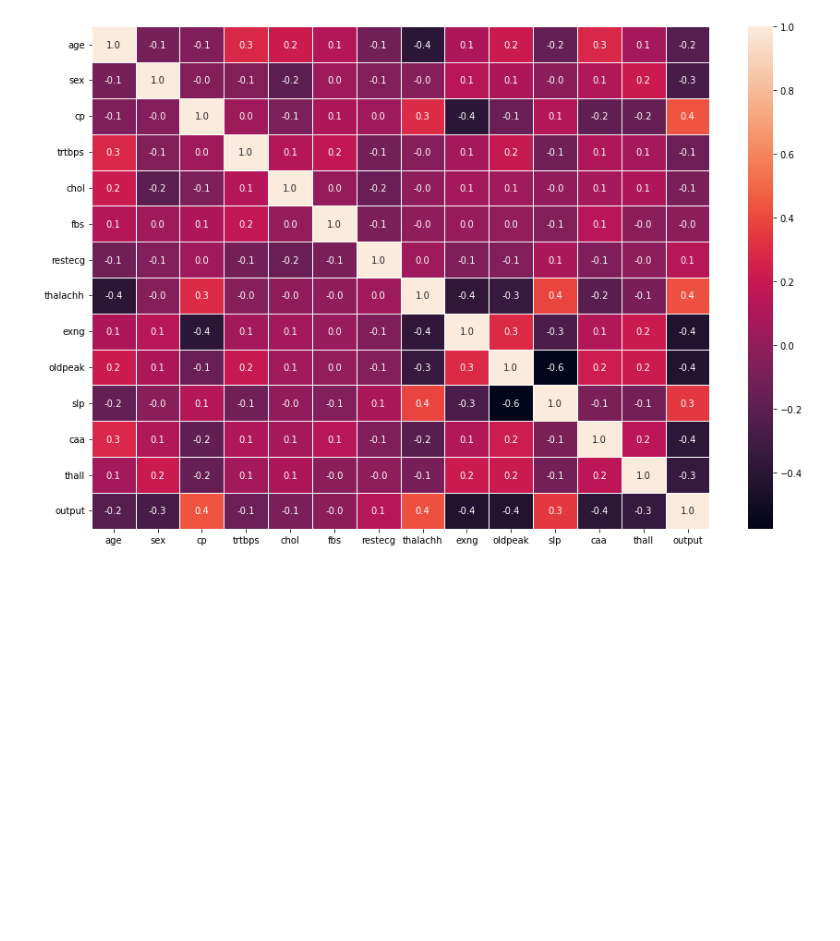
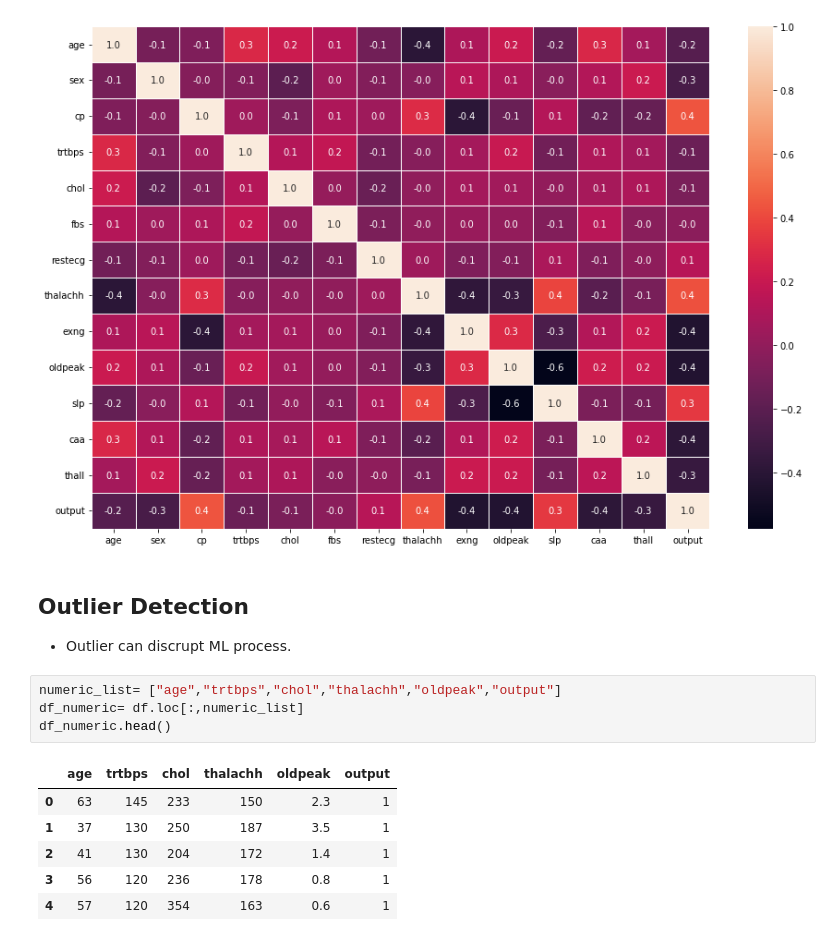
Before and after one commit to MSBurakS/Heart-Attack-Analysis-Perdiction-My-Practice, a Jupyter notebook: heart-attack-analysis-perdiction-my-practice.ipynb, the cells around one changed output. Drawn from its saved outputs; the diff is of its cells as text; blank space fills up the shorter version.

```diff
--- a/heart-attack-analysis-perdiction-my-practice.ipynb
+++ b/heart-attack-analysis-perdiction-my-practice.ipynb
@@ -356,3 +361,18 @@ sns.heatmap(df.corr(),annot=True, fmt=".1f",linewidths=.7)
 plt.show()
 # %% [output]
 [figure]
+# %% [markdown]
+<a id=12></a>
+## Outlier Detection
+* Outlier can discrupt ML process.
+# %%
+numeric_list= ["age","trtbps","chol","thalachh","oldpeak","output"]
+df_numeric= df.loc[:,numeric_list]
+df_numeric.head()
+# %% [output]
+|  | age | trtbps | chol | thalachh | oldpeak | output |
+| 0 | 63 | 145 | 233 | 150 | 2.3 | 1 |
+| 1 | 37 | 130 | 250 | 187 | 3.5 | 1 |
+| 2 | 41 | 130 | 204 | 172 | 1.4 | 1 |
+| 3 | 56 | 120 | 236 | 178 | 0.8 | 1 |
+| 4 | 57 | 120 | 354 | 163 | 0.6 | 1 |
```
Also changed, not shown: parts of 32 cells of this notebook.
